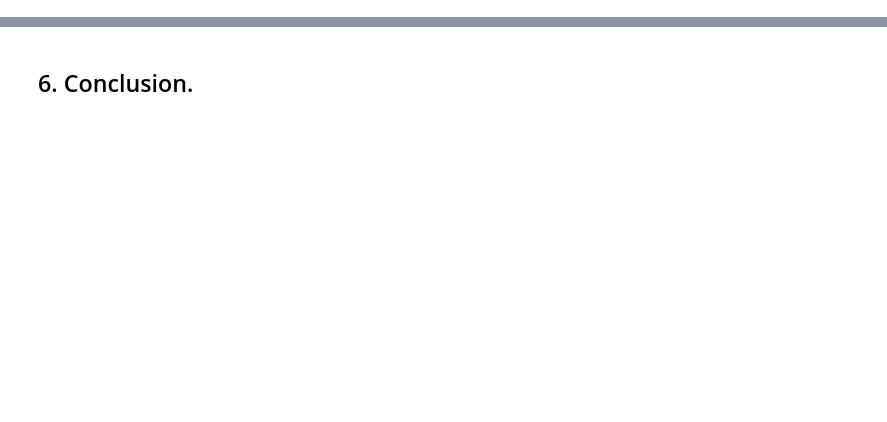
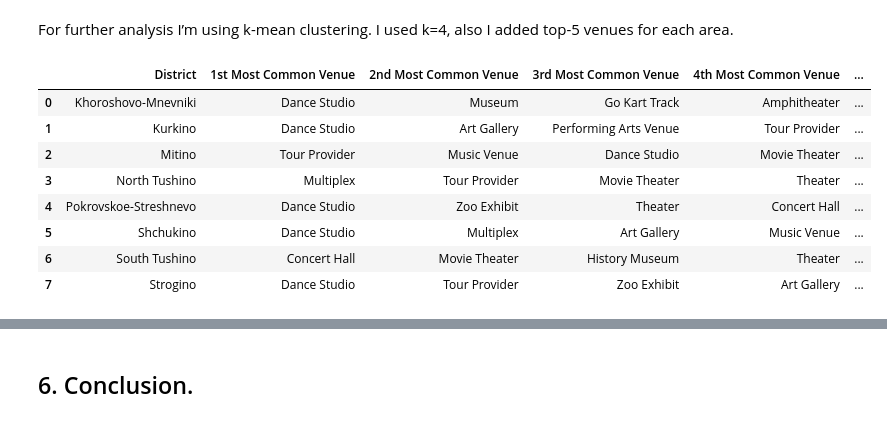
Before and after one commit to rkn6xjbsfrgc/github-coursera, a Jupyter notebook: Capstone Project - The Battle of Neighborhoods.ipynb, the cells around one changed output, grey strips where cells are left out. Saved outputs shown, nothing was run; the diff lists cells and outputs as text; code cells hidden in the pictures; blank space fills up the shorter version.

```diff
--- a/Capstone Project - The Battle of Neighborhoods.ipynb
+++ b/Capstone Project - The Battle of Neighborhoods.ipynb
@@ -44,0 +264,51 @@ from sklearn.cluster import KMeans
+# %% [markdown]
+<p>For further analysis I’m using k-mean clustering. I used k=4, also I added top-5 venues for each area. </p>
+# %%
+# one hot encoding
+moscow_onehot = pd.get_dummies(moscow_venues[['Venue Category']], prefix="", prefix_sep="")
+moscow_onehot['District'] = moscow_venues['District']
+fixed_columns = [moscow_onehot.columns[-1]] + list(moscow_onehot.columns[:-1])
+moscow_onehot = moscow_onehot[fixed_columns]
+moscow_grouped = moscow_onehot.groupby('District').mean().reset_index()
+
+num_top_venues = 3
+
+for hood in moscow_grouped['District']:
+    temp = moscow_grouped[moscow_grouped['District'] == hood].T.reset_index()
+    temp.columns = ['venue','freq']
+    temp = temp.iloc[1:]
+    temp['freq'] = temp['freq'].astype(float)
+    temp = temp.round({'freq': 2})
+# %%
+#convert into dataframe to see top venues
+def return_most_common_venues(row, num_top_venues):
+    row_categories = row.iloc[1:]
+    row_categories_sorted = row_categories.sort_values(ascending=False)
+    return row_categories_sorted.index.values[0:num_top_venues]
+
+num_top_venues = 5
+indicators = ['st', 'nd', 'rd']
+columns = ['District']
+for ind in np.arange(num_top_venues):
+    try:
+        columns.append('{}{} Most Common Venue'.format(ind+1, indicators[ind]))
+    except:
+        columns.append('{}th Most Common Venue'.format(ind+1))
+
+neighborhoods_venues_sorted = pd.DataFrame(columns=columns)
+neighborhoods_venues_sorted['District'] = moscow_grouped['District']
+
+for ind in np.arange(moscow_grouped.shape[0]):
+    neighborhoods_venues_sorted.iloc[ind, 1:] = return_most_common_venues(moscow_grouped.iloc[ind, :], num_top_venues)
+
+neighborhoods_venues_sorted.head(8)
+# %% [output]
+|  | District | 1st Most Common Venue | 2nd Most Common Venue | 3rd Most Common Venue | 4th Most Common Venue | ... |
+| 0 | Khoroshovo-Mnevniki | Dance Studio | Museum | Go Kart Track | Amphitheater | ... |
+| 1 | Kurkino | Dance Studio | Art Gallery | Performing Arts Venue | Tour Provider | ... |
+| 2 | Mitino | Tour Provider | Music Venue | Dance Studio | Movie Theater | ... |
+| 3 | North Tushino | Multiplex | Tour Provider | Movie Theater | Theater | ... |
+| 4 | Pokrovskoe-Streshnevo | Dance Studio | Zoo Exhibit | Theater | Concert Hall | ... |
+| 5 | Shchukino | Dance Studio | Multiplex | Art Gallery | Music Venue | ... |
+| 6 | South Tushino | Concert Hall | Movie Theater | History Museum | Theater | ... |
+| 7 | Strogino | Dance Studio | Tour Provider | Zoo Exhibit | Art Gallery | ... |
```
Also changed, not shown: parts of 52 cells of this notebook.
